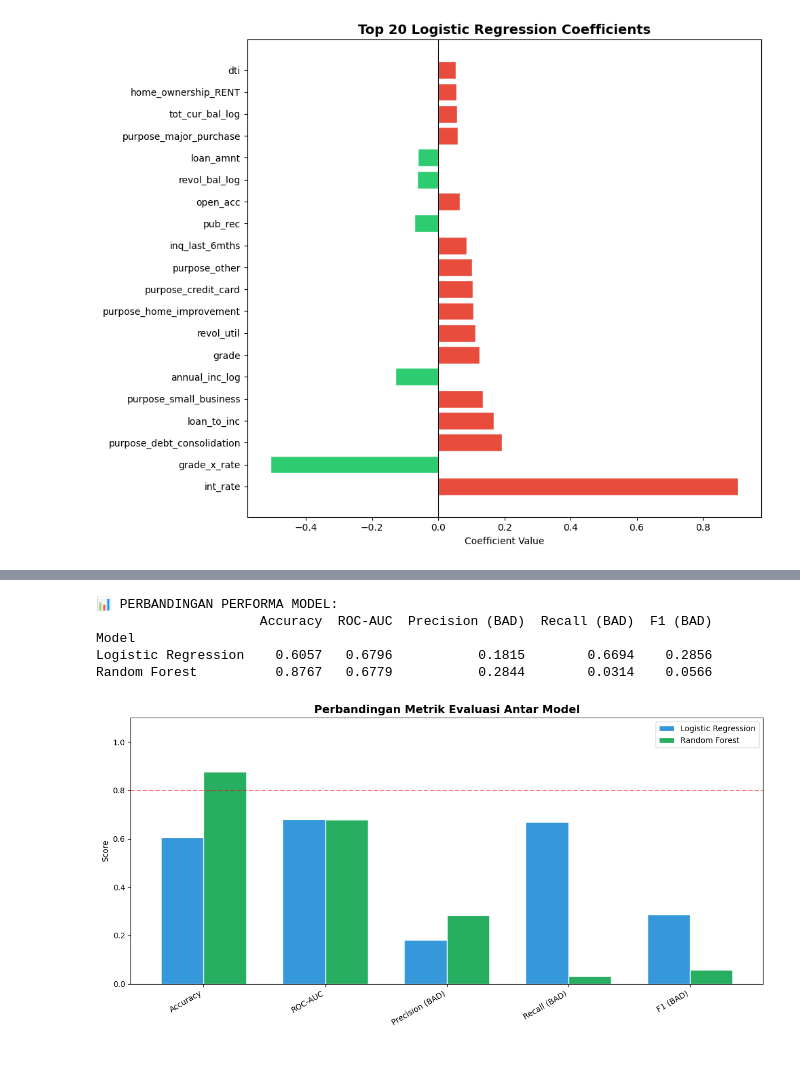
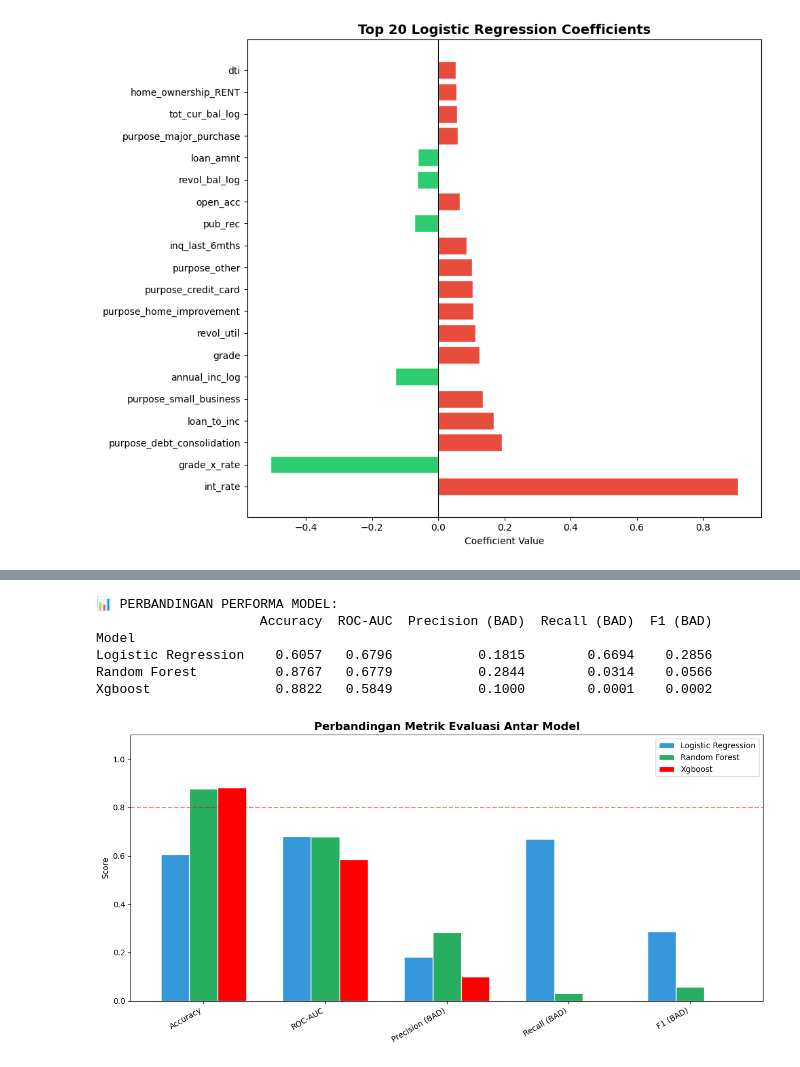
Before and after one commit to rfaoktvian/FinalProjectIDXPartners, a Jupyter notebook: main.ipynb, the cells around one changed output, grey strips where cells are left out. Drawn from its saved outputs; the diff is of its cells as text; code cells hidden in the pictures.

```diff
--- a/main.ipynb
+++ b/main.ipynb
@@ -869,6 +911,7 @@ def evaluate_model(model, X_test, y_test, model_name, color):
 # Evaluasi kedua model
 lr_pred, lr_prob, lr_auc = evaluate_model(lr_model, X_test_scaled, y_test, 'Logistic Regression', '#3498db')
 rf_pred, rf_prob, rf_auc = evaluate_model(rf_model, X_test_scaled, y_test, 'Random Forest', '#2ecc71')
+xgb_pred, xgb_prob, xgb_auc = evaluate_model(xgb_model, X_test_scaled, y_test, 'Xgb','#ec2020')
 # %% [output]
 =======================================================
   📊 Logistic Regression
@@ -1032,48 +1135,53 @@ plt.show()
 from sklearn.metrics import precision_score, recall_score, f1_score
 
 results = {
-    'Model': ['Logistic Regression', 'Random Forest'],
+    'Model': ['Logistic Regression', 'Random Forest','Xgboost'],
     'Accuracy': [
         accuracy_score(y_test, lr_pred),
-        accuracy_score(y_test, rf_pred)
+        accuracy_score(y_test, rf_pred),
+        accuracy_score(y_test, xgb_pred)
     ],
-    'ROC-AUC': [lr_auc, rf_auc],
+    'ROC-AUC': [lr_auc, rf_auc,xgb_auc],
     'Precision (BAD)': [
         precision_score(y_test, lr_pred),
-        precision_score(y_test, rf_pred)
+        precision_score(y_test, rf_pred),
+        precision_score(y_test, xgb_pred)
     ],
     'Recall (BAD)': [
         recall_score(y_test, lr_pred),
-        recall_score(y_test, rf_pred)
+        recall_score(y_test, rf_pred),
+        recall_score(y_test, xgb_pred)
     ],
     'F1 (BAD)': [
         f1_score(y_test, lr_pred),
-        f1_score(y_test, rf_pred)
+        f1_score(y_test, rf_pred),
+        f1_score(y_test, xgb_pred)
     ]
 }
 
 results_df = pd.DataFrame(results).set_index('Model')
 print('\n📊 PERBANDINGAN PERFORMA MODEL:')
 print(results_df.round(4).to_string())
 
 # Bar chart perbandingan
-results_df.T.plot(kind='bar', figsize=(12, 6), color=['#3498db', '#27ae60'],
+results_df.T.plot(kind='bar', figsize=(12, 6), color=['#3498db', '#27ae60','red'],
                   edgecolor='white', width=0.7)
 plt.title('Perbandingan Metrik Evaluasi Antar Model', fontsize=14, fontweight='bold')
 plt.ylabel('Score')
 plt.xticks(rotation=30, ha='right')
 plt.legend()
 plt.ylim(0, 1.1)
 plt.axhline(0.8, color='red', linestyle='--', alpha=0.5, label='Threshold baik (0.8)')
 plt.tight_layout()
 plt.show()
 # %% [output]
 📊 PERBANDINGAN PERFORMA MODEL:
                      Accuracy  ROC-AUC  Precision (BAD)  Recall (BAD)  F1 (BAD)
 Model
 Logistic Regression    0.6057   0.6796           0.1815        0.6694    0.2856
 Random Forest          0.8767   0.6779           0.2844        0.0314    0.0566
+Xgboost                0.8822   0.5849           0.1000        0.0001    0.0002
-[figure, old version]
+[figure, new version]
 # %%
 thresholds = np.arange(0.1, 0.9, 0.05)
 recalls = []
```
Also changed, not shown: parts of 9 cells of this notebook.
